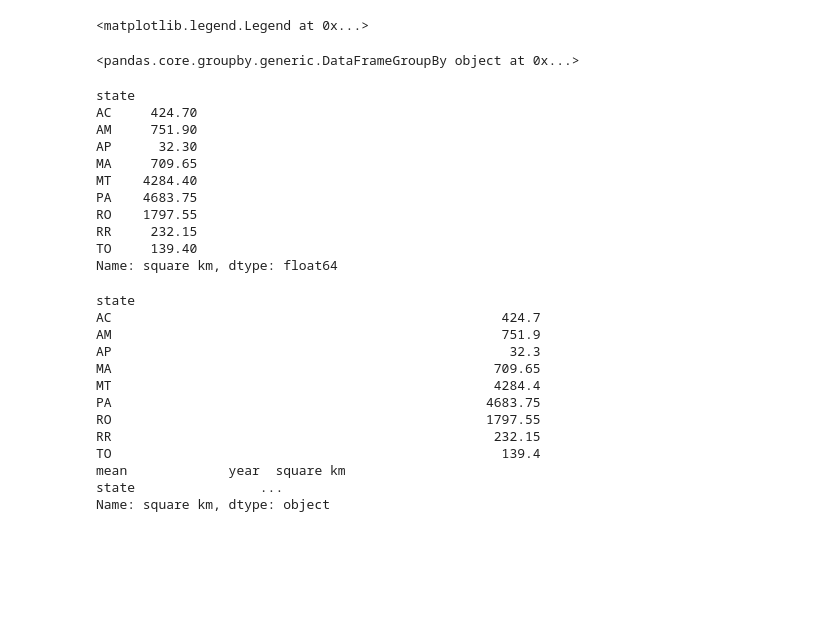
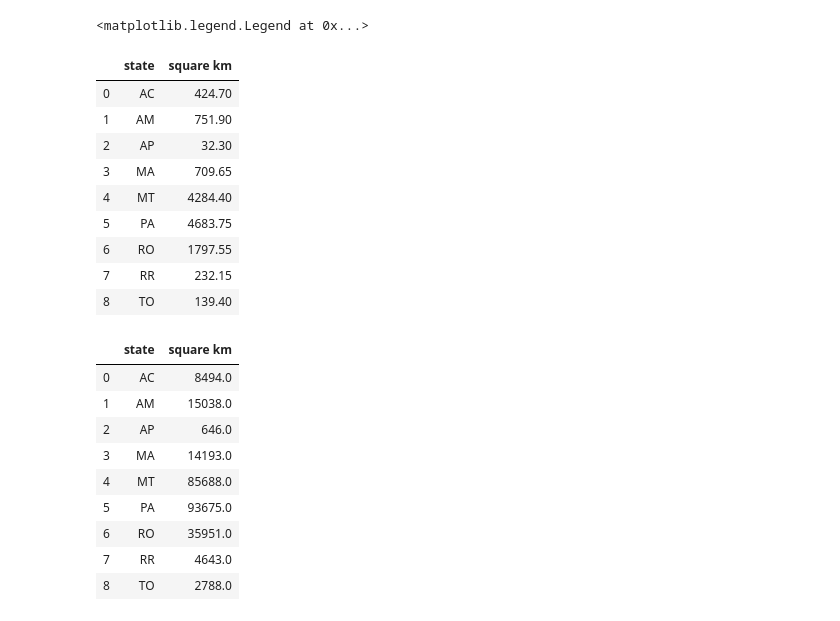
Before and after one commit to hgracemoy/Project1_Group3, a Jupyter notebook: Deforestation.ipynb, the cells around one changed output. Saved outputs shown, nothing was run; the diff lists cells and outputs as text; code cells hidden in the pictures; blank space fills up the shorter version.

Commit message:
adjust .csv files in output_data

```diff
--- a/Deforestation.ipynb
+++ b/Deforestation.ipynb
@@ -123,23 +129,3 @@ ax.legend(loc='best', bbox_to_anchor=(1, 1), fontsize=8)
 # %% [output]
 [figure]
 <matplotlib.legend.Legend at 0x...>
-# %%
-Xstategroup = defo_df.groupby(["state"])
-Xstategroup
-# %% [output]
-<pandas.core.groupby.generic.DataFrameGroupBy object at 0x...>
-# %%
-Xstate_mean = Xstategroup.mean()["square km"]
-Xstate_mean.rename(columns = {"state", })
-# %% [output]
-state
-AC     424.70
-AM     751.90
-AP      32.30
-MA     709.65
-MT    4284.40
-PA    4683.75
-RO    1797.55
-RR     232.15
-TO     139.40
-Name: square km, dtype: float64
@@ -148,17 +132,29 @@ Xstate_mean_df = pd.DataFrame(Xstate_mean)
-# %%
-Xstate_mean
-# %% [output]
-state
-AC                                                  424.7
-AM                                                  751.9
-AP                                                   32.3
-MA                                                 709.65
-MT                                                 4284.4
-PA                                                4683.75
-RO                                                1797.55
-RR                                                 232.15
-TO                                                  139.4
-mean             year  square km
-state                ...
-Name: square km, dtype: object
+# %%
+state_mean_df = pd.DataFrame(defo_df.groupby(["state"], as_index = False)["square km"].mean())
+state_mean_df
+# %% [output]
+|  | state | square km |
+| 0 | AC | 424.70 |
+| 1 | AM | 751.90 |
+| 2 | AP | 32.30 |
+| 3 | MA | 709.65 |
+| 4 | MT | 4284.40 |
+| 5 | PA | 4683.75 |
+| 6 | RO | 1797.55 |
+| 7 | RR | 232.15 |
+| 8 | TO | 139.40 |
+# %%
+state_sum_df = pd.DataFrame(defo_df.groupby(["state"], as_index = False)["square km"].sum())
+state_sum_df
+# %% [output]
+|  | state | square km |
+| 0 | AC | 8494.0 |
+| 1 | AM | 15038.0 |
+| 2 | AP | 646.0 |
+| 3 | MA | 14193.0 |
+| 4 | MT | 85688.0 |
+| 5 | PA | 93675.0 |
+| 6 | RO | 35951.0 |
+| 7 | RR | 4643.0 |
+| 8 | TO | 2788.0 |
 # %%
```
Also changed, not shown: parts of 8 cells of this notebook, 4 other files.
